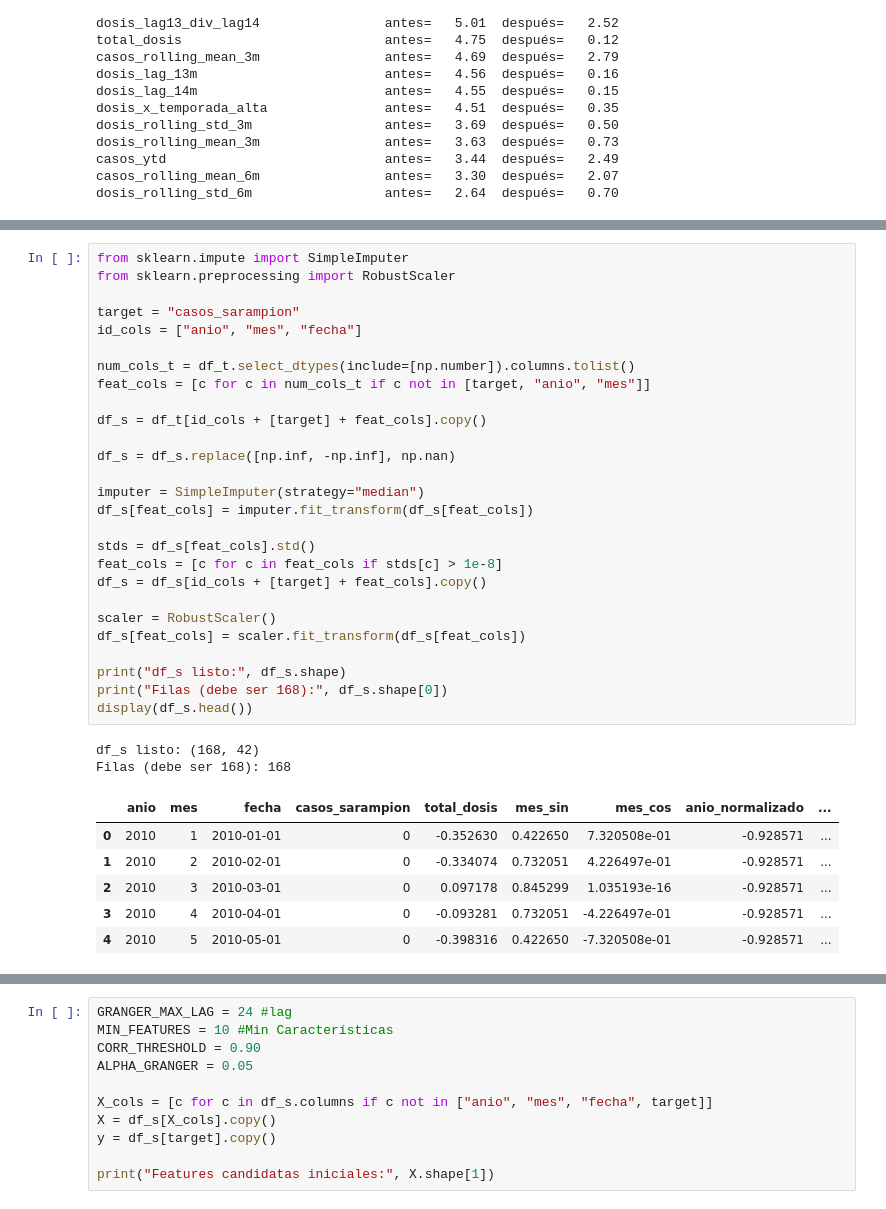
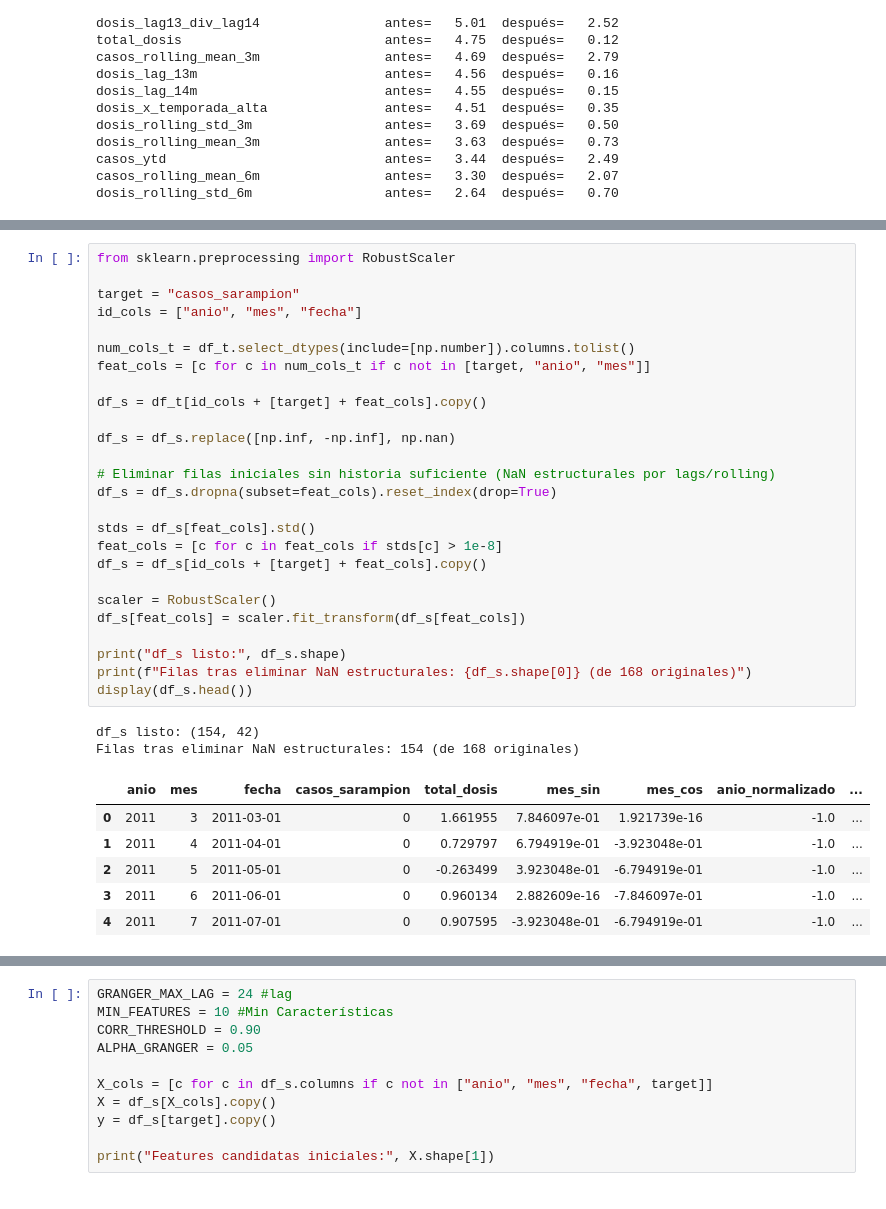
Before and after one commit to GeraP97/pi-equipo32, a Jupyter notebook: notebooks/Avance2.32.ipynb, the cells around one changed output, grey strips where cells are left out. Saved outputs shown, nothing was run; the diff lists cells and outputs as text.

```diff
--- a/notebooks/Avance2.32.ipynb
+++ b/notebooks/Avance2.32.ipynb
@@ -377,38 +381,37 @@ En la implementación se aplica una única estrategia:
 # %%
-from sklearn.impute import SimpleImputer
 from sklearn.preprocessing import RobustScaler
 
 target = "casos_sarampion"
 id_cols = ["anio", "mes", "fecha"]
 
 num_cols_t = df_t.select_dtypes(include=[np.number]).columns.tolist()
 feat_cols = [c for c in num_cols_t if c not in [target, "anio", "mes"]]
 
 df_s = df_t[id_cols + [target] + feat_cols].copy()
 
 df_s = df_s.replace([np.inf, -np.inf], np.nan)
 
-imputer = SimpleImputer(strategy="median")
-df_s[feat_cols] = imputer.fit_transform(df_s[feat_cols])
+# Eliminar filas iniciales sin historia suficiente (NaN estructurales por lags/rolling)
+df_s = df_s.dropna(subset=feat_cols).reset_index(drop=True)
 
 stds = df_s[feat_cols].std()
 feat_cols = [c for c in feat_cols if stds[c] > 1e-8]
 df_s = df_s[id_cols + [target] + feat_cols].copy()
 
 scaler = RobustScaler()
 df_s[feat_cols] = scaler.fit_transform(df_s[feat_cols])
 
 print("df_s listo:", df_s.shape)
-print("Filas (debe ser 168):", df_s.shape[0])
+print(f"Filas tras eliminar NaN estructurales: {df_s.shape[0]} (de 168 originales)")
 display(df_s.head())
 # %% [output]
-df_s listo: (168, 42)
-Filas (debe ser 168): 168
+df_s listo: (154, 42)
+Filas tras eliminar NaN estructurales: 154 (de 168 originales)
 |  | anio | mes | fecha | casos_sarampion | total_dosis | mes_sin | mes_cos | anio_normalizado | ... |
-| 0 | 2010 | 1 | 2010-01-01 | 0 | -0.352630 | 0.422650 | 7.320508e-01 | -0.928571 | ... |
-| 1 | 2010 | 2 | 2010-02-01 | 0 | -0.334074 | 0.732051 | 4.226497e-01 | -0.928571 | ... |
-| 2 | 2010 | 3 | 2010-03-01 | 0 | 0.097178 | 0.845299 | 1.035193e-16 | -0.928571 | ... |
-| 3 | 2010 | 4 | 2010-04-01 | 0 | -0.093281 | 0.732051 | -4.226497e-01 | -0.928571 | ... |
-| 4 | 2010 | 5 | 2010-05-01 | 0 | -0.398316 | 0.422650 | -7.320508e-01 | -0.928571 | ... |
+| 0 | 2011 | 3 | 2011-03-01 | 0 | 1.661955 | 7.846097e-01 | 1.921739e-16 | -1.0 | ... |
+| 1 | 2011 | 4 | 2011-04-01 | 0 | 0.729797 | 6.794919e-01 | -3.923048e-01 | -1.0 | ... |
+| 2 | 2011 | 5 | 2011-05-01 | 0 | -0.263499 | 3.923048e-01 | -6.794919e-01 | -1.0 | ... |
+| 3 | 2011 | 6 | 2011-06-01 | 0 | 0.960134 | 2.882609e-16 | -7.846097e-01 | -1.0 | ... |
+| 4 | 2011 | 7 | 2011-07-01 | 0 | 0.907595 | -3.923048e-01 | -6.794919e-01 | -1.0 | ... |
 # %% [markdown]
 ## 5. Selección de Características
```
Also changed, not shown: parts of 15 cells of this notebook.
